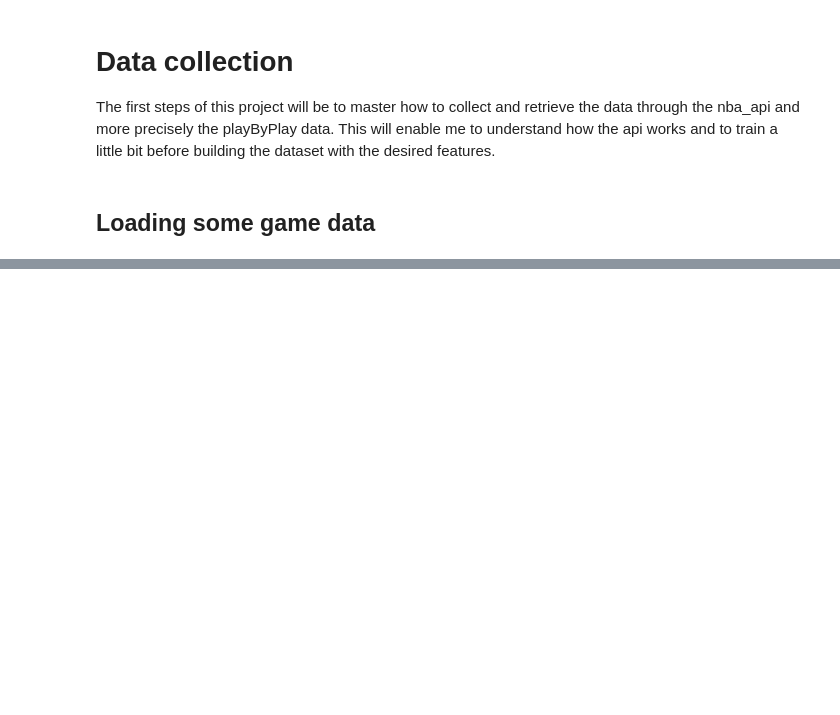
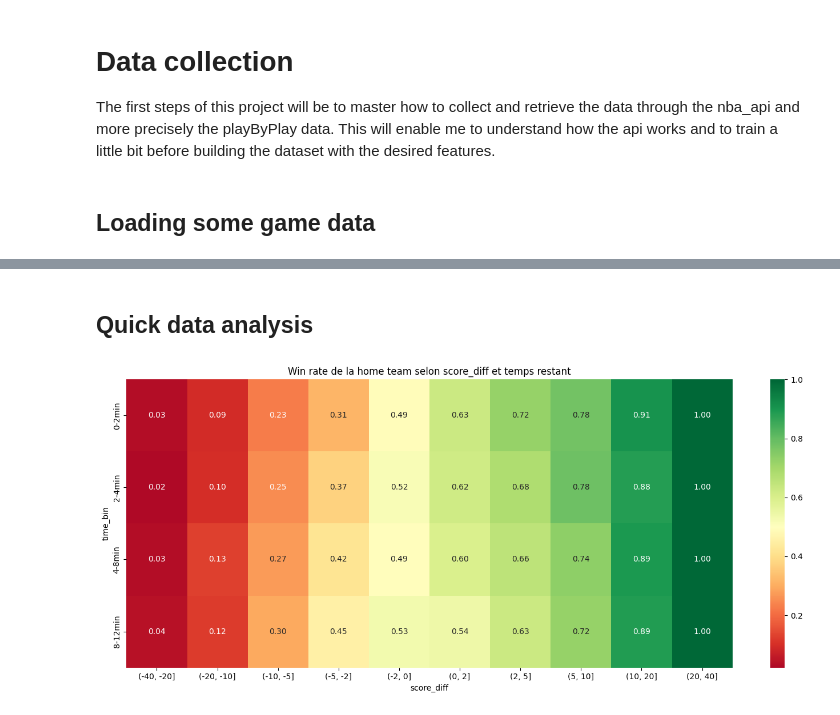
Before and after one commit to Benjam8/LiveWinningProbabilityTracker, a Jupyter notebook: notebooks/01_data_collection.ipynb, the cells around one changed output, grey strips where cells are left out. Drawn from its saved outputs; the diff is of its cells as text; code cells hidden in the pictures; blank space fills up the shorter version.

Commit message:
Data cleaning + feature engineering

```diff
--- a/notebooks/01_data_collection.ipynb
+++ b/notebooks/01_data_collection.ipynb
@@ -31,0 +146,2 @@ print(games.columns.tolist())
+# %%
+df_clean.drop_duplicates(inplace=True)
@@ -31,0 +185,3 @@ print(games.columns.tolist())
+# %%
+df_extended = compute_momentum(df_clean)
+df_extended = df_extended.drop('index', axis=1)
@@ -31,0 +214,4 @@ print(games.columns.tolist())
+# %%
+many_games = game_finder.get_data_frames()[0]
+print(many_games.head())
+print(many_games.columns.tolist())
@@ -31,0 +276,21 @@ print(games.columns.tolist())
+# %%
+big_training_df = pd.DataFrame()
+
+for i, g_id in enumerate(many_games['GAME_ID'].unique()):
+    print(f"Loading game {i+1}/{many_games.shape[0]}")
+
+    # Trye to retrieve the game pbp data
+    df = fetch_pbp_with_retry(g_id)
+
+    # pbp = playbyplayv3.PlayByPlayV3(game_id=g_id)
+    # time.sleep(1)
+    # df = pbp.get_data_frames()[0]
+
+    df_clean = clean_df(df=df)
+    df_clean.drop_duplicates(inplace=True)
+
+    df_extended = compute_momentum(df_clean)
+    df_extended = df_extended.drop('index', axis=1)
+    df_extended['GAME_ID'] = g_id
+
+    big_training_df = pd.concat([big_training_df, df_extended], ignore_index=True)
@@ -31,0 +329,18 @@ print(games.columns.tolist())
+# %% [markdown]
+## Quick data analysis
+# %%
+# Discrétiser le temps en tranches de 2 minutes
+big_training_df['time_bin'] = pd.cut(big_training_df['time_remaining'],
+                         bins=[0,120,240,480,720,1080,1440,1800,2160,2880],
+                         labels=['0-2min','2-4min','4-8min','8-12min',
+                                 'Q3 fin','Q3 début','Q2','Q1 fin','Q1 début'])
+
+pivot = big_training_df.groupby(['time_bin', pd.cut(big_training_df['score_diff'],
+                    bins=[-40,-20,-10,-5,-2,0,2,5,10,20,40])])['home_win'].mean().unstack()
+
+plt.figure(figsize=(14, 6))
+sns.heatmap(pivot, annot=True, fmt='.2f', cmap='RdYlGn', center=0.5)
+plt.title('Win rate de la home team selon score_diff et temps restant')
+plt.tight_layout()
+# %% [output]
+[figure, added]
```
Also changed, not shown: parts of 27 cells of this notebook.
